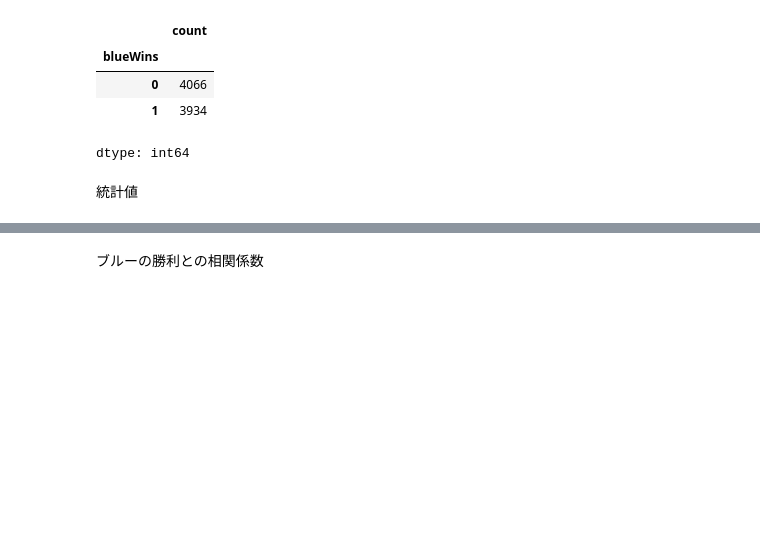
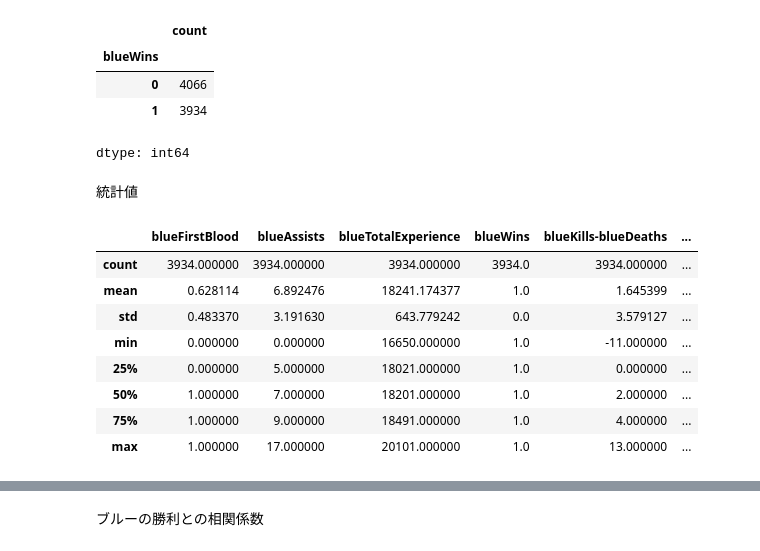
Before and after one commit to zaku2590/signate, a Jupyter notebook: ゲームの勝敗予測.ipynb, the cells around one changed output, grey strips where cells are left out. Saved outputs shown, nothing was run; the diff lists cells and outputs as text; code cells hidden in the pictures; blank space fills up the shorter version.

```diff
--- a/ゲームの勝敗予測.ipynb
+++ b/ゲームの勝敗予測.ipynb
@@ -64,6 +77,19 @@ train['blueWins'].value_counts()
 dtype: int64
 # %% [markdown]
 統計値
+# %%
+blue_wins_data = train[train["blueWins"] == 1]
+blue_wins_data.describe()
+# %% [output]
+|  | blueFirstBlood | blueAssists | blueTotalExperience | blueWins | blueKills-blueDeaths | ... |
+| count | 3934.000000 | 3934.000000 | 3934.000000 | 3934.0 | 3934.000000 | ... |
+| mean | 0.628114 | 6.892476 | 18241.174377 | 1.0 | 1.645399 | ... |
+| std | 0.483370 | 3.191630 | 643.779242 | 0.0 | 3.579127 | ... |
+| min | 0.000000 | 0.000000 | 16650.000000 | 1.0 | -11.000000 | ... |
+| 25% | 0.000000 | 5.000000 | 18021.000000 | 1.0 | 0.000000 | ... |
+| 50% | 1.000000 | 7.000000 | 18201.000000 | 1.0 | 2.000000 | ... |
+| 75% | 1.000000 | 9.000000 | 18491.000000 | 1.0 | 4.000000 | ... |
+| max | 1.000000 | 17.000000 | 20101.000000 | 1.0 | 13.000000 | ... |
 # %%
 train.describe()
 # %% [output]
```
Also changed, not shown: parts of 8 cells of this notebook.
